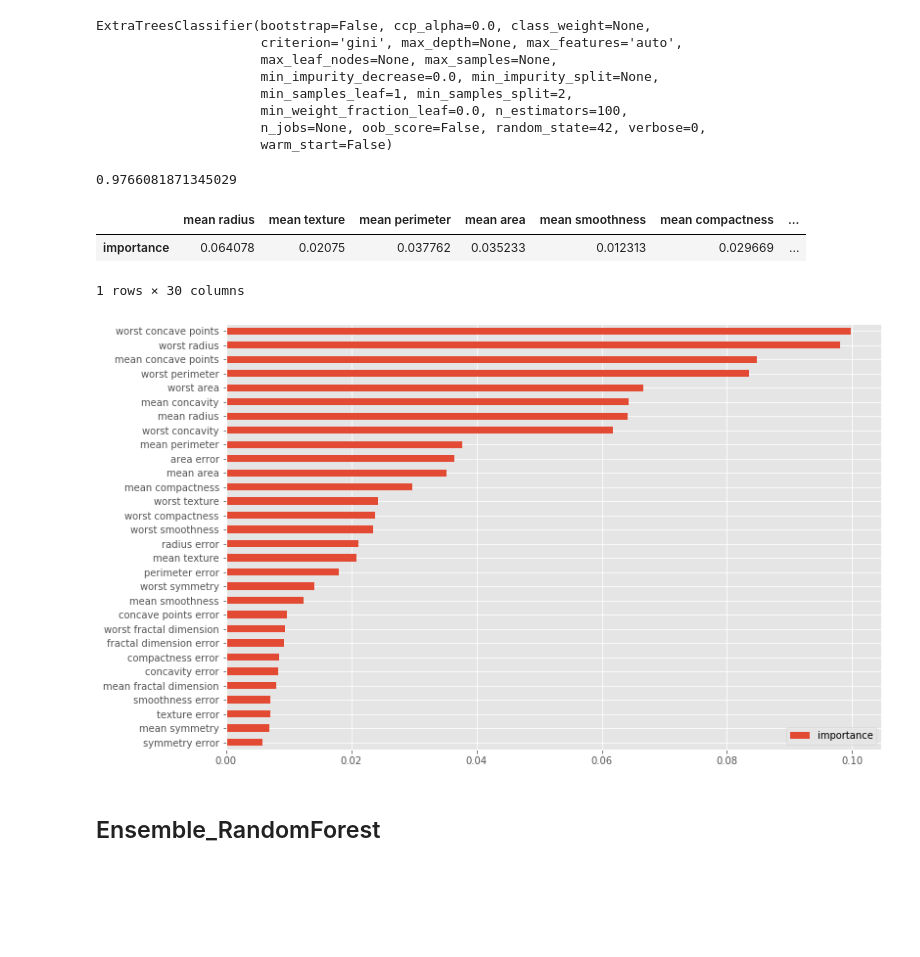
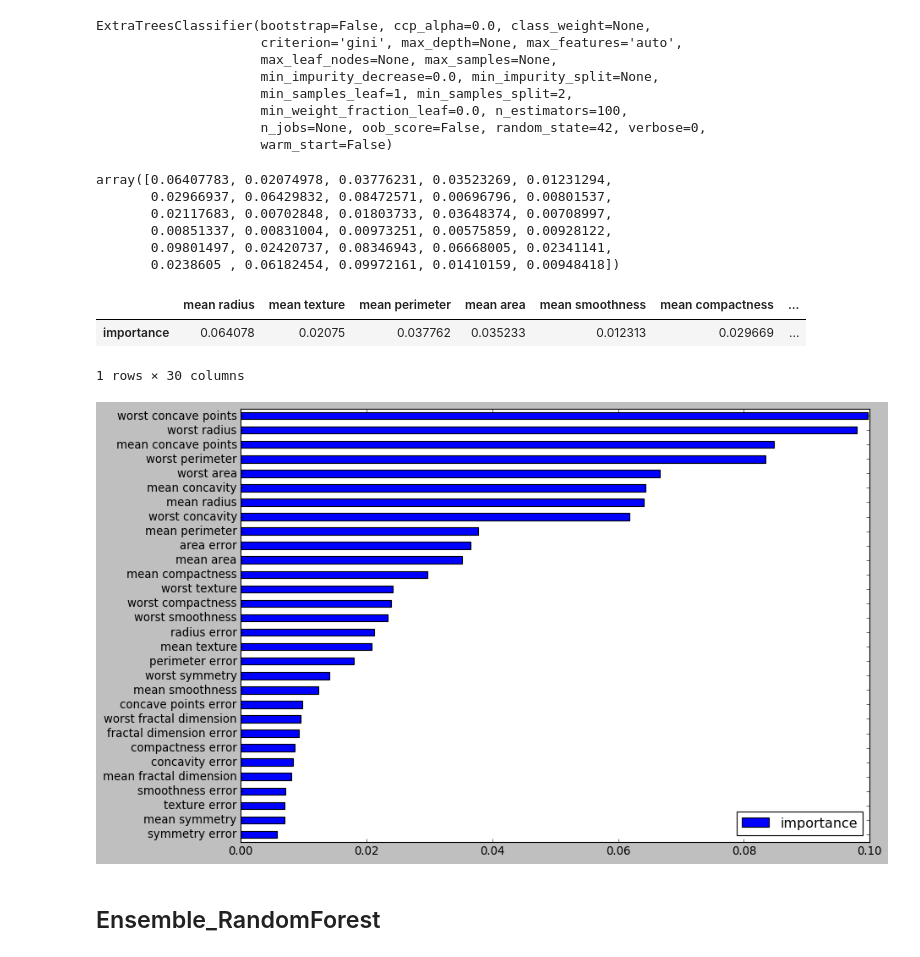
Before and after one commit to hoesungryu/blockchain-devML-course, a Jupyter notebook: code/Day05/Day05_03_Ensemble_ExtraClassifier and RandomForest.ipynb, the cells around one changed output. Saved outputs shown, nothing was run; the diff lists cells and outputs as text; code cells hidden in the pictures; blank space fills up the shorter version.

```diff
--- a/code/Day05/Day05_03_Ensemble_ExtraClassifier and RandomForest.ipynb
+++ b/code/Day05/Day05_03_Ensemble_ExtraClassifier and RandomForest.ipynb
@@ -107,25 +106,35 @@ ExtraTreesClassifier(bootstrap=False, ccp_alpha=0.0, class_weight=None,
                      min_weight_fraction_leaf=0.0, n_estimators=100,
                      n_jobs=None, oob_score=False, random_state=42, verbose=0,
                      warm_start=False)
-# %%
-extra_clf.score(X_test,y_test)
-# %% [output]
-0.9766081871345029
+# %%
+# 모델이 독립변수 X 들을 어떻게 생각했고 반영했는지 결과를 나타냄
+extra_clf.feature_importances_
+# %% [output]
+array([0.06407783, 0.02074978, 0.03776231, 0.03523269, 0.01231294,
+       0.02966937, 0.06429832, 0.08472571, 0.00696796, 0.00801537,
+       0.02117683, 0.00702848, 0.01803733, 0.03648374, 0.00708997,
+       0.00851337, 0.00831004, 0.00973251, 0.00575859, 0.00928122,
+       0.09801497, 0.02420737, 0.08346943, 0.06668005, 0.02341141,
+       0.0238605 , 0.06182454, 0.09972161, 0.01410159, 0.00948418])
 # %%
-f_imp = pd.DataFrame(extra_clf.feature_importances_,
+# numpy --> array
+f_imp = pd.DataFrame(data= extra_clf.feature_importances_,
                      index = cancer.feature_names,
                      columns=['importance'])
-f_imp.T
+f_imp.T # T= Transpose , 행과 열을 바꿈
 # %% [output]
 |  | mean radius | mean texture | mean perimeter | mean area | mean smoothness | mean compactness | ... |
 | importance | 0.064078 | 0.02075 | 0.037762 | 0.035233 | 0.012313 | 0.029669 | ... |
 1 rows × 30 columns
 # %%
-plt.style.use('ggplot')
+# plt.style.use('ggplot') # 스타일을 바꾸는
+plt.style.use('classic')
+
+# plot( barh ): 막대그래프로 그려주기  // sort_values = 오름 차순 정렬
 f_imp.sort_values(by='importance').plot(kind='barh',figsize=(12,8))
 plt.show()
 # %% [output]
-[figure, old version]
+[figure, new version]
 # %% [markdown]
 ## Ensemble_RandomForest
 # %%
```
Also changed, not shown: parts of 8 cells of this notebook, 12 other files.
